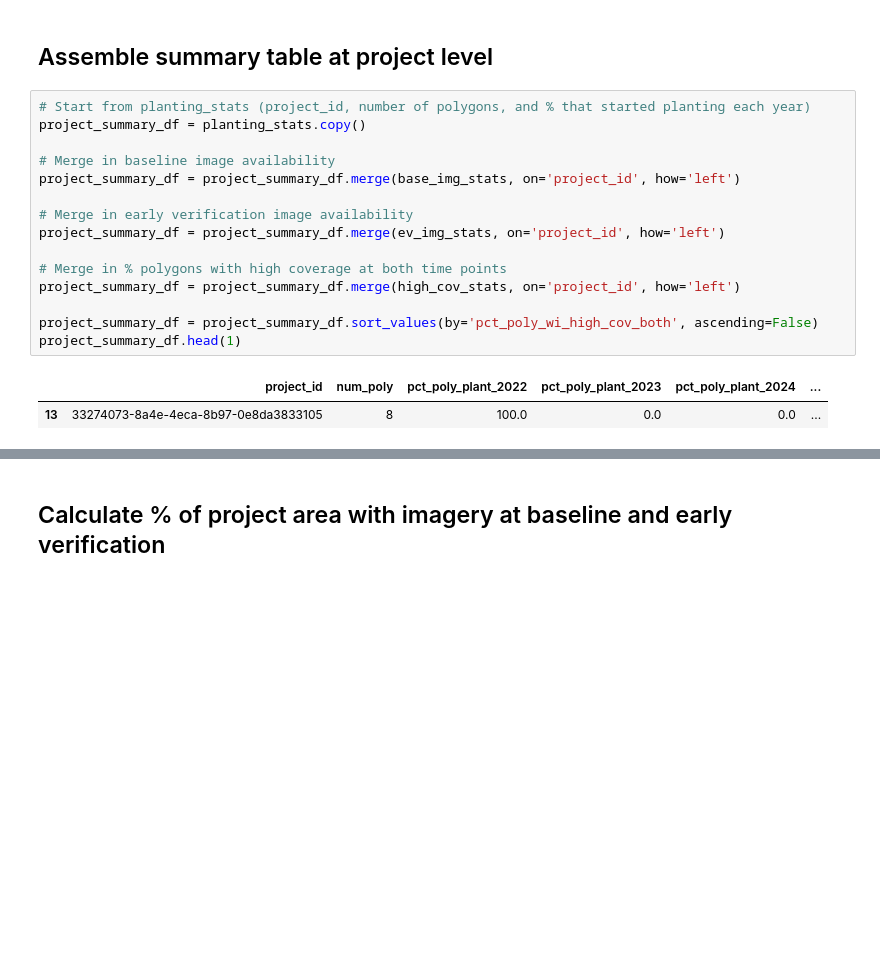
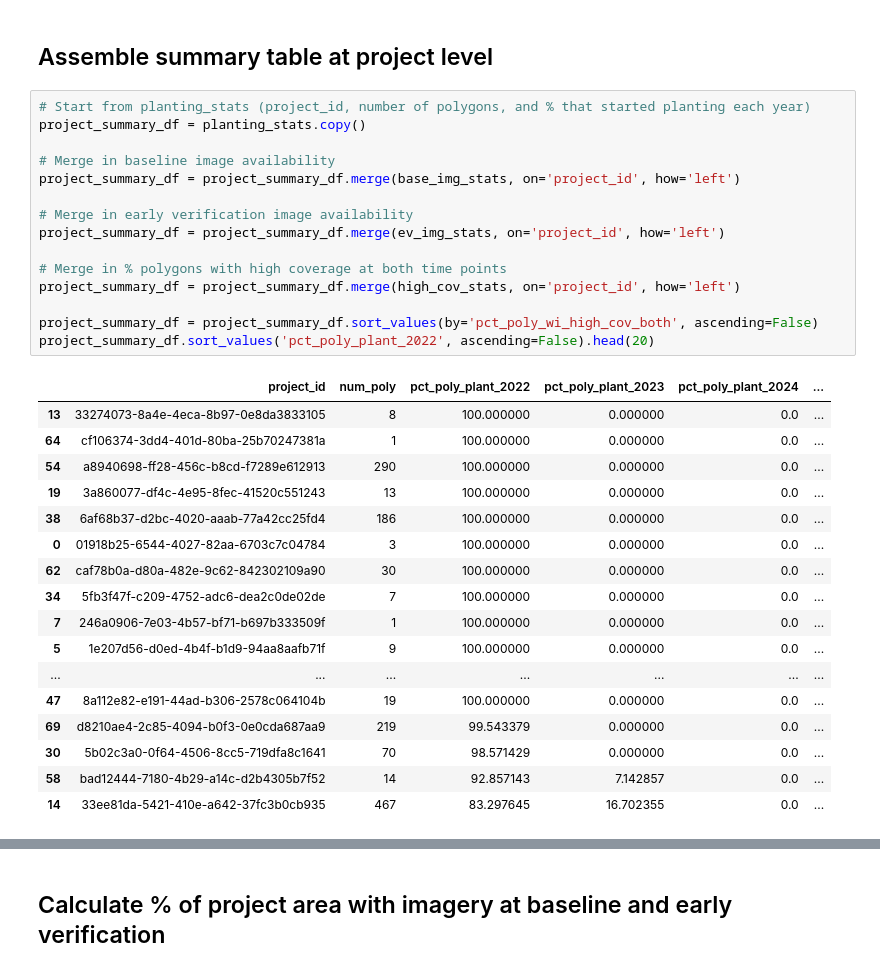
Before and after one commit to wri/decision-tree, a Jupyter notebook: notebooks/analyze_maxar_img_avail_SCRATCH.ipynb, the cells around one changed output, grey strips where cells are left out. Drawn from its saved outputs; the diff is of its cells as text; blank space fills up the shorter version.

```diff
--- a/notebooks/analyze_maxar_img_avail_SCRATCH.ipynb
+++ b/notebooks/analyze_maxar_img_avail_SCRATCH.ipynb
@@ -168,18 +168,33 @@ high_cov_stats = high_cov_stats.drop(columns='high_cov_both')
 # %%
 # Start from planting_stats (project_id, number of polygons, and % that started planting each year)
 project_summary_df = planting_stats.copy()
 
 # Merge in baseline image availability
 project_summary_df = project_summary_df.merge(base_img_stats, on='project_id', how='left')
 
 # Merge in early verification image availability
 project_summary_df = project_summary_df.merge(ev_img_stats, on='project_id', how='left')
 
 # Merge in % polygons with high coverage at both time points
 project_summary_df = project_summary_df.merge(high_cov_stats, on='project_id', how='left')
 
 project_summary_df = project_summary_df.sort_values(by='pct_poly_wi_high_cov_both', ascending=False)
-project_summary_df.head(1)
+project_summary_df.sort_values('pct_poly_plant_2022', ascending=False).head(20)
 # %% [output]
 |  | project_id | num_poly | pct_poly_plant_2022 | pct_poly_plant_2023 | pct_poly_plant_2024 | ... |
-| 13 | 33274073-8a4e-4eca-8b97-0e8da3833105 | 8 | 100.0 | 0.0 | 0.0 | ... |
+| 13 | 33274073-8a4e-4eca-8b97-0e8da3833105 | 8 | 100.000000 | 0.000000 | 0.0 | ... |
+| 64 | cf106374-3dd4-401d-80ba-25b70247381a | 1 | 100.000000 | 0.000000 | 0.0 | ... |
+| 54 | a8940698-ff28-456c-b8cd-f7289e612913 | 290 | 100.000000 | 0.000000 | 0.0 | ... |
+| 19 | 3a860077-df4c-4e95-8fec-41520c551243 | 13 | 100.000000 | 0.000000 | 0.0 | ... |
+| 38 | 6af68b37-d2bc-4020-aaab-77a42cc25fd4 | 186 | 100.000000 | 0.000000 | 0.0 | ... |
+| 0 | 01918b25-6544-4027-82aa-6703c7c04784 | 3 | 100.000000 | 0.000000 | 0.0 | ... |
+| 62 | caf78b0a-d80a-482e-9c62-842302109a90 | 30 | 100.000000 | 0.000000 | 0.0 | ... |
+| 34 | 5fb3f47f-c209-4752-adc6-dea2c0de02de | 7 | 100.000000 | 0.000000 | 0.0 | ... |
+| 7 | 246a0906-7e03-4b57-bf71-b697b333509f | 1 | 100.000000 | 0.000000 | 0.0 | ... |
+| 5 | 1e207d56-d0ed-4b4f-b1d9-94aa8aafb71f | 9 | 100.000000 | 0.000000 | 0.0 | ... |
+| ... | ... | ... | ... | ... | ... | ... |
+| 47 | 8a112e82-e191-44ad-b306-2578c064104b | 19 | 100.000000 | 0.000000 | 0.0 | ... |
+| 69 | d8210ae4-2c85-4094-b0f3-0e0cda687aa9 | 219 | 99.543379 | 0.000000 | 0.0 | ... |
+| 30 | 5b02c3a0-0f64-4506-8cc5-719dfa8c1641 | 70 | 98.571429 | 0.000000 | 0.0 | ... |
+| 58 | bad12444-7180-4b29-a14c-d2b4305b7f52 | 14 | 92.857143 | 7.142857 | 0.0 | ... |
+| 14 | 33ee81da-5421-410e-a642-37fc3b0cb935 | 467 | 83.297645 | 16.702355 | 0.0 | ... |
```
Also changed, not shown: parts of 20 cells of this notebook, 2 other files.
